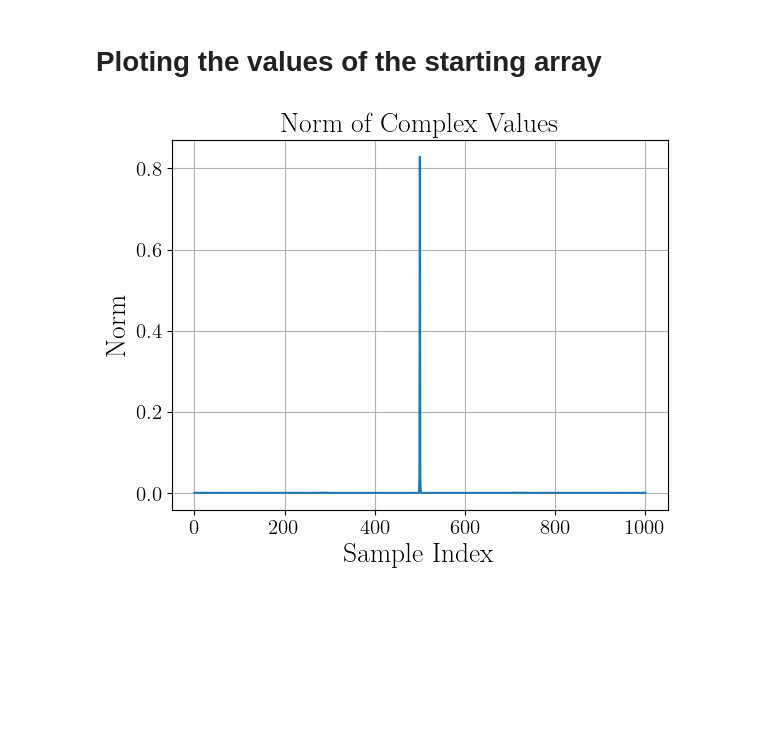
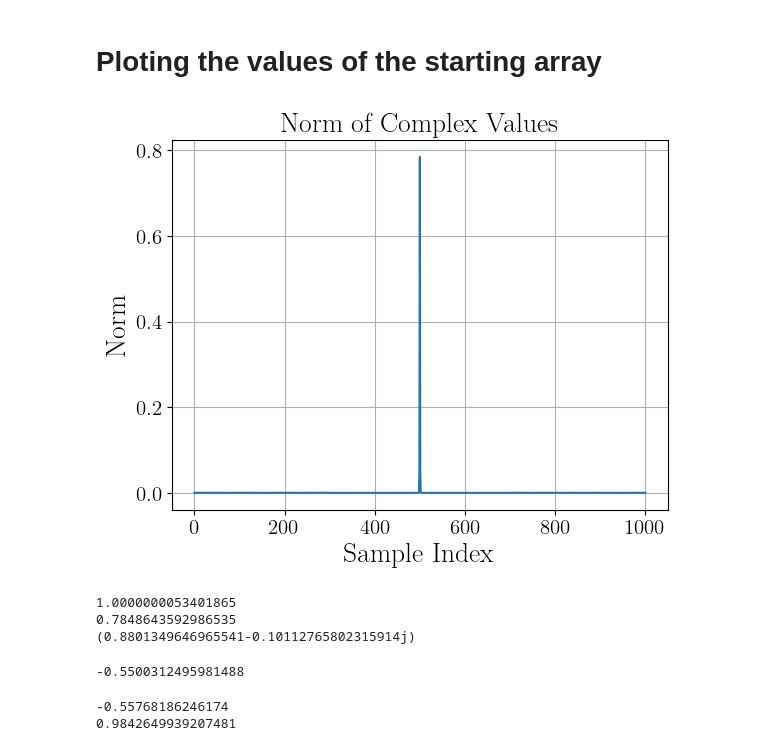
Before and after one commit to eurusebr/FeedBack, a Jupyter notebook: plot.ipynb, the cells around one changed output. Drawn from its saved outputs; the diff is of its cells as text; code cells hidden in the pictures; blank space fills up the shorter version.

```diff
--- a/plot.ipynb
+++ b/plot.ipynb
@@ -520,18 +525,52 @@ plt.show()
 # %% [markdown]
 # Ploting the values of the starting array
 # %%
-complex_values = np.fromfile("./Damping_alpha(5)/xi(0.9)/startvec.bin", dtype=np.float64)
+complex_values = np.fromfile("./Damping_alpha(5)/xi(0.9)/startvec.bin", dtype=np.complex128)
 
 # Compute the norm (magnitude) of the complex values
-norms = np.abs(complex_values)
+norms = np.abs(complex_values)**2
 
 # Create a plot of the norm
 plt.figure()
 plt.plot(norms)
 plt.xlabel('Sample Index')
 plt.ylabel('Norm')
 plt.title('Norm of Complex Values')
 plt.grid(True)
+#plt.xlim(500, 650)
 plt.show()
+print(np.sum(norms))
+print(np.max(norms))
+print(complex_values[500])
 # %% [output]
-[figure, old version]
+[figure, new version]
+1.0000000053401865
+0.7848643592986535
+(0.8801349646965541-0.10112765802315914j)
+# %%
+def H(a, alpha):
+    result = complex(0, 0)
+    N = len(a)
+
+    for i in range(N):
+        R = 0 if i == N - 1 else i + 1
+        result = result + (2.0 * np.abs(a[i]) ** 2 - a[i] * np.conj(a[R]) - a[R] * np.conj(a[i]) - (alpha / 2) * np.abs(a[i]) ** 4)
+
+    return result
+
+print(H(complex_values, 5.1).real)
+# %% [output]
+-0.5500312495981488
+# %%
+newarray = complex_values.copy()
+newarray[:50] = 0
+newarray[950:] = 0
+result = 0
+print(H(newarray, 5.1).real)
+for i in range(len(newarray)):
+    result = result + np.abs(newarray[i]) ** 2
+
+print(result)
+# %% [output]
+-0.55768186246174
+0.9842649939207481
```
Also changed, not shown: parts of 2 cells of this notebook, 1 other file.
